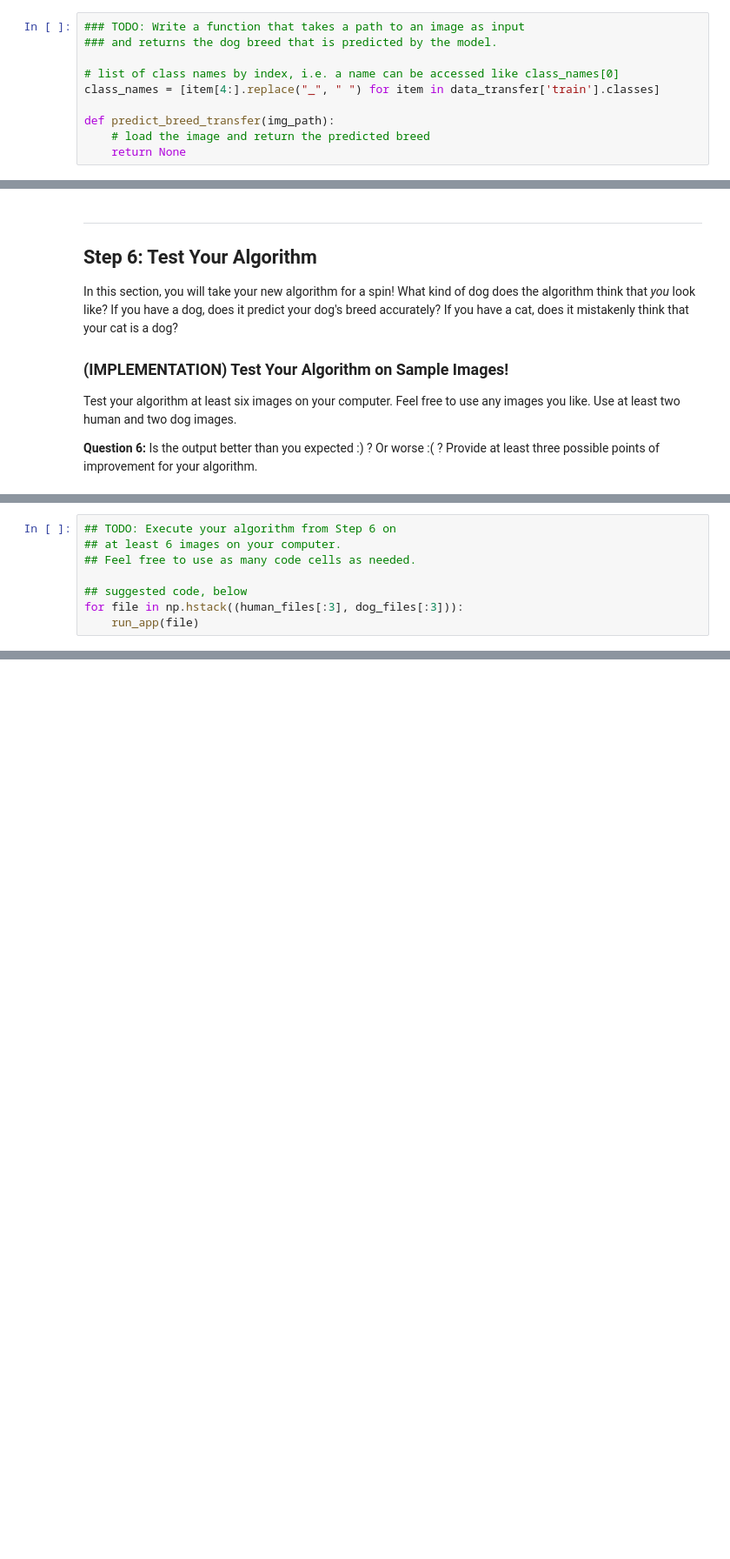
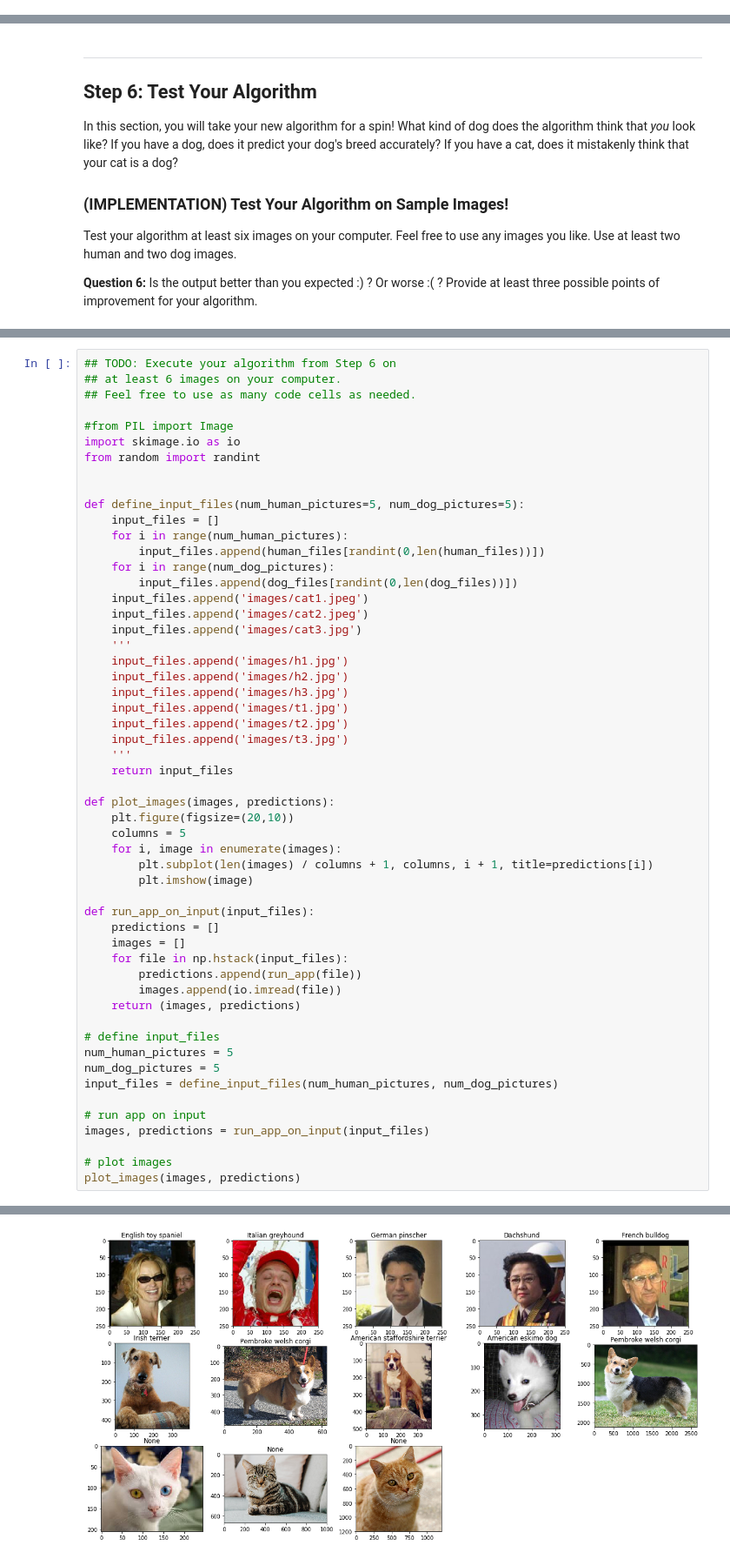
Before and after one commit to toebgen/deep-learning-v2-pytorch, a Jupyter notebook: project-dog-classification/dog_app.ipynb, the cells around one changed output, grey strips where cells are left out. Shown at 87% size. Drawn from its saved outputs; the diff is of its cells as text; blank space fills up the shorter version.

```diff
--- a/project-dog-classification/dog_app.ipynb
+++ b/project-dog-classification/dog_app.ipynb
@@ -691,13 +980,3 @@ test(loaders_transfer, model_transfer, criterion_transfer, use_cuda)
 ### (IMPLEMENTATION) Predict Dog Breed with the Model
 
 Write a function that takes an image path as input and returns the dog breed (`Affenpinscher`, `Afghan hound`, etc) that is predicted by your model.
-# %%
-### TODO: Write a function that takes a path to an image as input
-### and returns the dog breed that is predicted by the model.
-
-# list of class names by index, i.e. a name can be accessed like class_names[0]
-class_names = [item[4:].replace("_", " ") for item in data_transfer['train'].classes]
-
-def predict_breed_transfer(img_path):
-    # load the image and return the predicted breed
-    return None
@@ -742,8 +1122,0 @@ __Answer:__ (Three possible points for improvement)
-# %%
-## TODO: Execute your algorithm from Step 6 on
-## at least 6 images on your computer.
-## Feel free to use as many code cells as needed.
-
-## suggested code, below
-for file in np.hstack((human_files[:3], dog_files[:3])):
-    run_app(file)
@@ -749,0 +1130,55 @@ for file in np.hstack((human_files[:3], dog_files[:3])):
+# %%
+## TODO: Execute your algorithm from Step 6 on
+## at least 6 images on your computer.
+## Feel free to use as many code cells as needed.
+
+#from PIL import Image
+import skimage.io as io
+from random import randint
+
+
+def define_input_files(num_human_pictures=5, num_dog_pictures=5):
+    input_files = []
+    for i in range(num_human_pictures):
+        input_files.append(human_files[randint(0,len(human_files))])
+    for i in range(num_dog_pictures):
+        input_files.append(dog_files[randint(0,len(dog_files))])
+    input_files.append('images/cat1.jpeg')
+    input_files.append('images/cat2.jpeg')
+    input_files.append('images/cat3.jpg')
+    '''
+    input_files.append('images/h1.jpg')
+    input_files.append('images/h2.jpg')
+    input_files.append('images/h3.jpg')
+    input_files.append('images/t1.jpg')
+    input_files.append('images/t2.jpg')
+    input_files.append('images/t3.jpg')
+    '''
+    return input_files
+
+def plot_images(images, predictions):
+    plt.figure(figsize=(20,10))
+    columns = 5
+    for i, image in enumerate(images):
+        plt.subplot(len(images) / columns + 1, columns, i + 1, title=predictions[i])
+        plt.imshow(image)
+
+def run_app_on_input(input_files):
+    predictions = []
+    images = []
+    for file in np.hstack(input_files):
+        predictions.append(run_app(file))
+        images.append(io.imread(file))
+    return (images, predictions)
+
+# define input_files
+num_human_pictures = 5
+num_dog_pictures = 5
+input_files = define_input_files(num_human_pictures, num_dog_pictures)
+
+# run app on input
+images, predictions = run_app_on_input(input_files)
+
+# plot images
+plot_images(images, predictions)
+# %% [output]
@@ -749,0 +1202 @@ for file in np.hstack((human_files[:3], dog_files[:3])):
+[figure, added]
```
Also changed, not shown: parts of 52 cells of this notebook, 4 other files.
